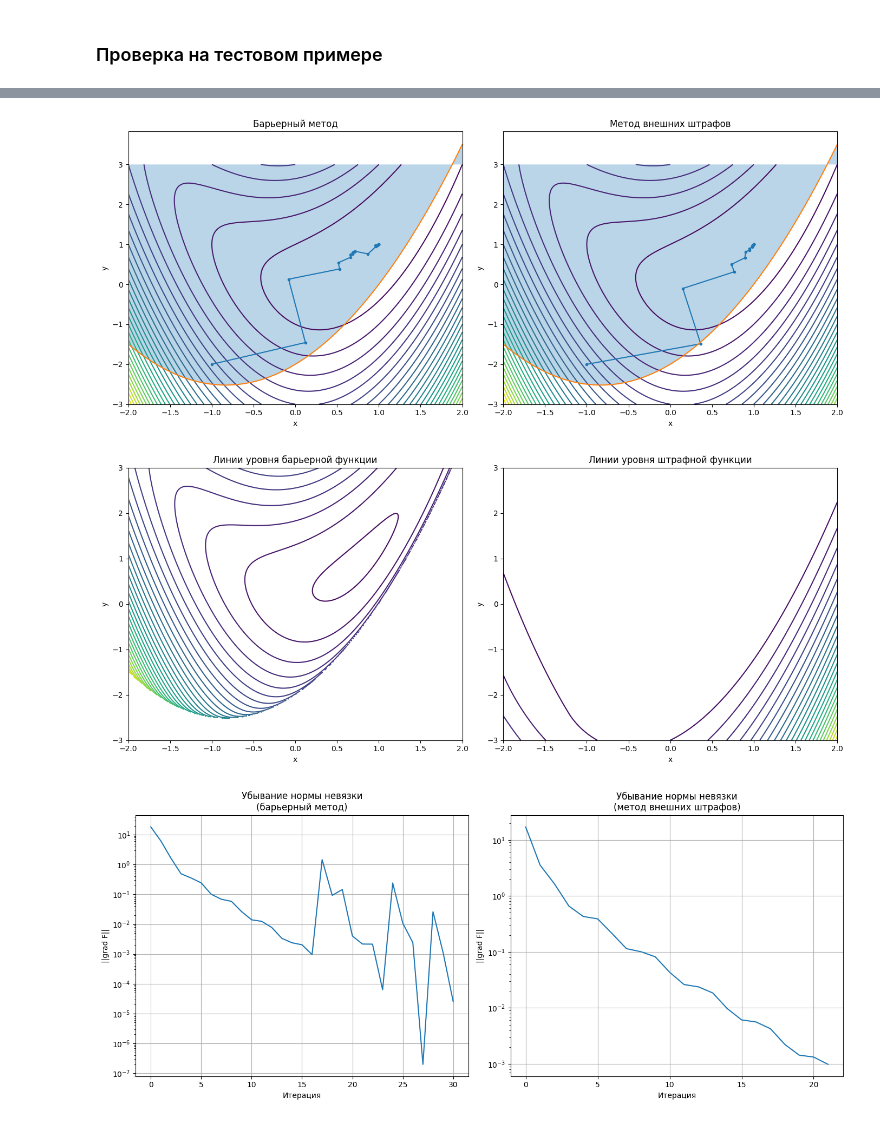
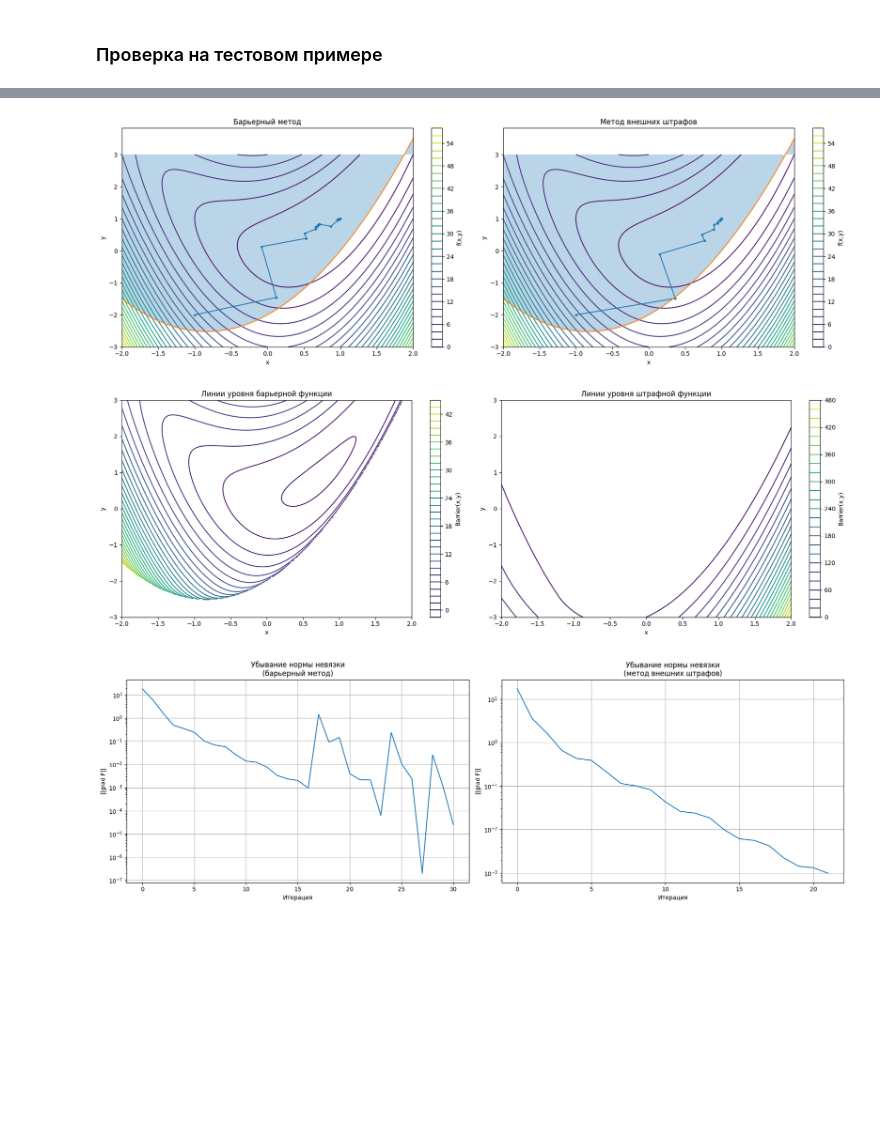
Before and after one commit to Ifanfomin/Labs-Optimisation, a Jupyter notebook: lab_7.ipynb, the cells around one changed output, grey strips where cells are left out. Drawn from its saved outputs; the diff is of its cells as text; code cells hidden in the pictures; blank space fills up the shorter version.

```diff
--- a/lab_7.ipynb
+++ b/lab_7.ipynb
@@ -141,6 +141,9 @@ def rosenbrock_grad(x, y):
 # Функция ограничения
 def g(x, y):
     return 3*x**2/4 + 5*x/4 - 2 - y
+
+def boundary(x):
+    return 3*x**2/4 + 5*x/4 - 2
 
 def grad_g(x, y):
     return np.array([
@@ -315,15 +318,16 @@ import matplotlib.pyplot as plt
 x = np.linspace(-2, 2, 400)
 y = np.linspace(-3, 3, 400)
 
-y_border = 3*x**2/4 + 5*x/4 - 2
+y_border = boundary(x)
 
 X, Y = np.meshgrid(x, y)
-Z = (X**2 - Y)**2 + (X - 1)**2
+Z = rosenbrock(X, Y)
 
-fig, axes = plt.subplots(1, 2, figsize=(14, 6))
+fig, axes = plt.subplots(1, 2, figsize=(18, 6))
 
 # Барьерный метод
-axes[0].contour(X, Y, Z, levels=30)
+c1 = axes[0].contour(X, Y, Z, levels=30)
+fig.colorbar(c1, ax=axes[0], label="f(x,y)")
 
 axes[0].plot(
     traj_barrier[:, 0],
@@ -347,7 +351,8 @@ axes[0].set_ylabel("y")
 
 
 # Метод внешних штрафов
-axes[1].contour(X, Y, Z, levels=30)
+c2 = axes[1].contour(X, Y, Z, levels=30)
+fig.colorbar(c2, ax=axes[1], label="f(x,y)")
 
 axes[1].plot(
     traj_penalty[:, 0],
@@ -379,12 +384,12 @@ y = np.linspace(-3, 3, 400)
 
 X, Y = np.meshgrid(x, y)
 
-Z = (X**2 - Y)**2 + (X - 1)**2
+Z = rosenbrock(X, Y)
 
 # Барьерная функция
 r_barrier = 1
 
-G = 3*X**2/4 + 5*X/4 - 2 - Y
+G = g(X, Y)
 
 with np.errstate(divide='ignore', invalid='ignore'):
     Barrier = np.where(
@@ -402,16 +407,18 @@ Penalty = Z + r_penalty*np.maximum(
 )**2
 
 # Общая фигура
-fig, axes = plt.subplots(1, 2, figsize=(14, 6))
+fig, axes = plt.subplots(1, 2, figsize=(18, 6))
 
 # Барьерная функция
-axes[0].contour(X, Y, Barrier, levels=30)
+c1 = axes[0].contour(X, Y, Barrier, levels=30)
+fig.colorbar(c1, ax=axes[0], label="Barrier(x,y)")
 axes[0].set_title("Линии уровня барьерной функции")
 axes[0].set_xlabel("x")
 axes[0].set_ylabel("y")
 
 # Штрафная функция
-axes[1].contour(X, Y, Penalty, levels=30)
+c2 = axes[1].contour(X, Y, Penalty, levels=30)
+fig.colorbar(c2, ax=axes[1], label="Barrier(x,y)")
 axes[1].set_title("Линии уровня штрафной функции")
 axes[1].set_xlabel("x")
 axes[1].set_ylabel("y")
@@ -421,7 +428,7 @@ plt.show()
 
 # -----------------------------
 
-fig, axes = plt.subplots(1, 2, figsize=(14, 6))
+fig, axes = plt.subplots(1, 2, figsize=(18, 6))
 
 # Барьерный метод
 axes[0].semilogy(norms_barrier)
@@ -460,33 +467,33 @@ plt.show()
 
 ### Количество точек траектории:
 ### $$28$$
 
 ### Ошибка относительно ожидаемого решения:
 ### $$\|X_{внутр} - X^*\| = 4.491979e-04$$
 
 ---
 
 ## Метод внешних штрафных функций
 ### Найденная точка минимума:
 ### $$X_{внеш} = (0.999740, 0.999163)$$
 
 ### Значение функции Розенброка:
 ### $$f(X_{внеш}) = 1.685402e-07$$
 
 ### Количество точек траектории:
 ### $$22$$
 
 ### Ошибка относительно ожидаемого решения:
 ### $$\|X_{внеш} - X^*\| = 8.765655e-04$$
 
 ---
 
 ## Вывод
 ### Оба метода успешно нашли точку минимума, близкую к теоретическому решению
 ### $$X^* = (1,1)$$
 ### что подтверждает корректность реализованных алгоритмов.
 
 # Топографии функций и убывания норм невязки
-[figure, old version]
+[figure, new version]
-[figure, old version]
+[figure, new version]
-[figure, old version]
+[figure, new version]
```
